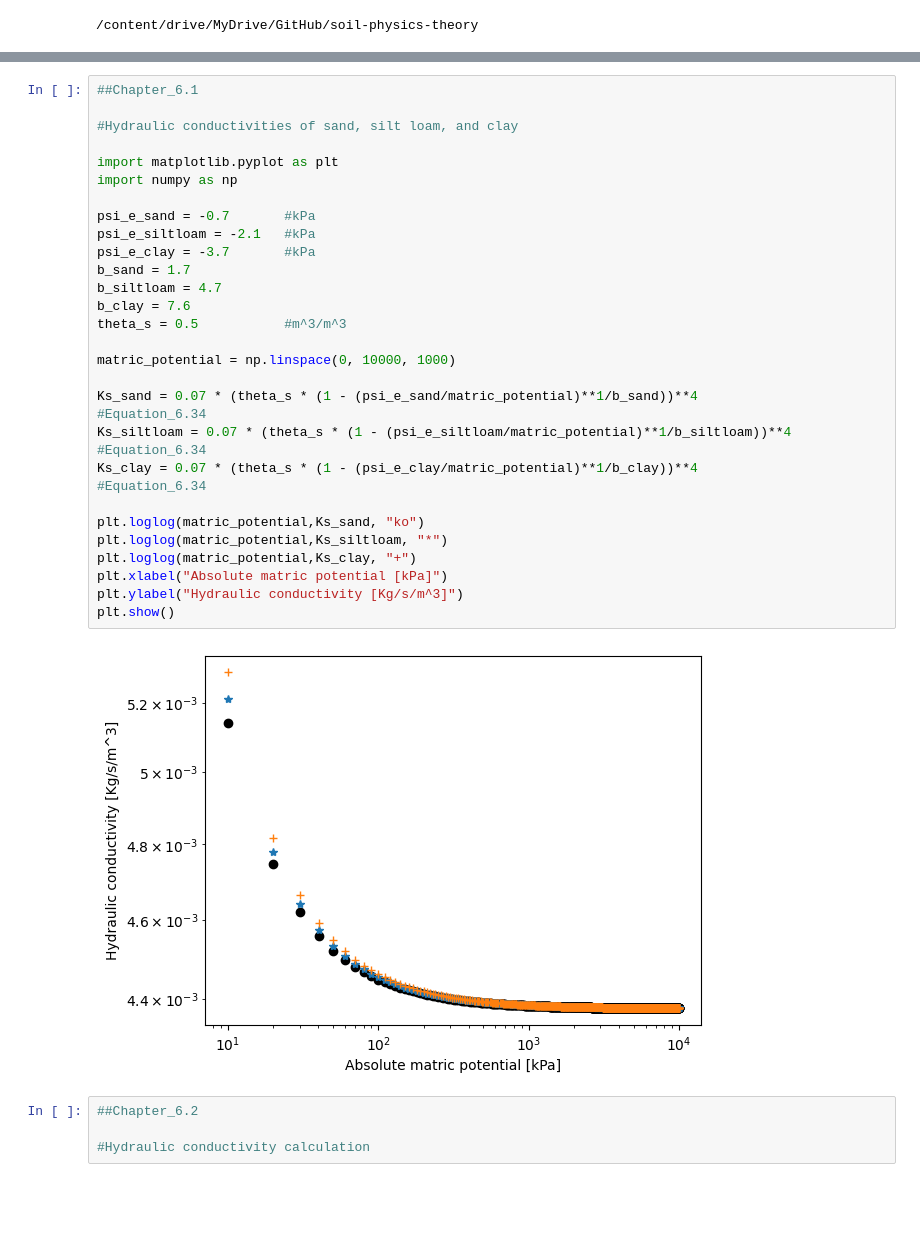
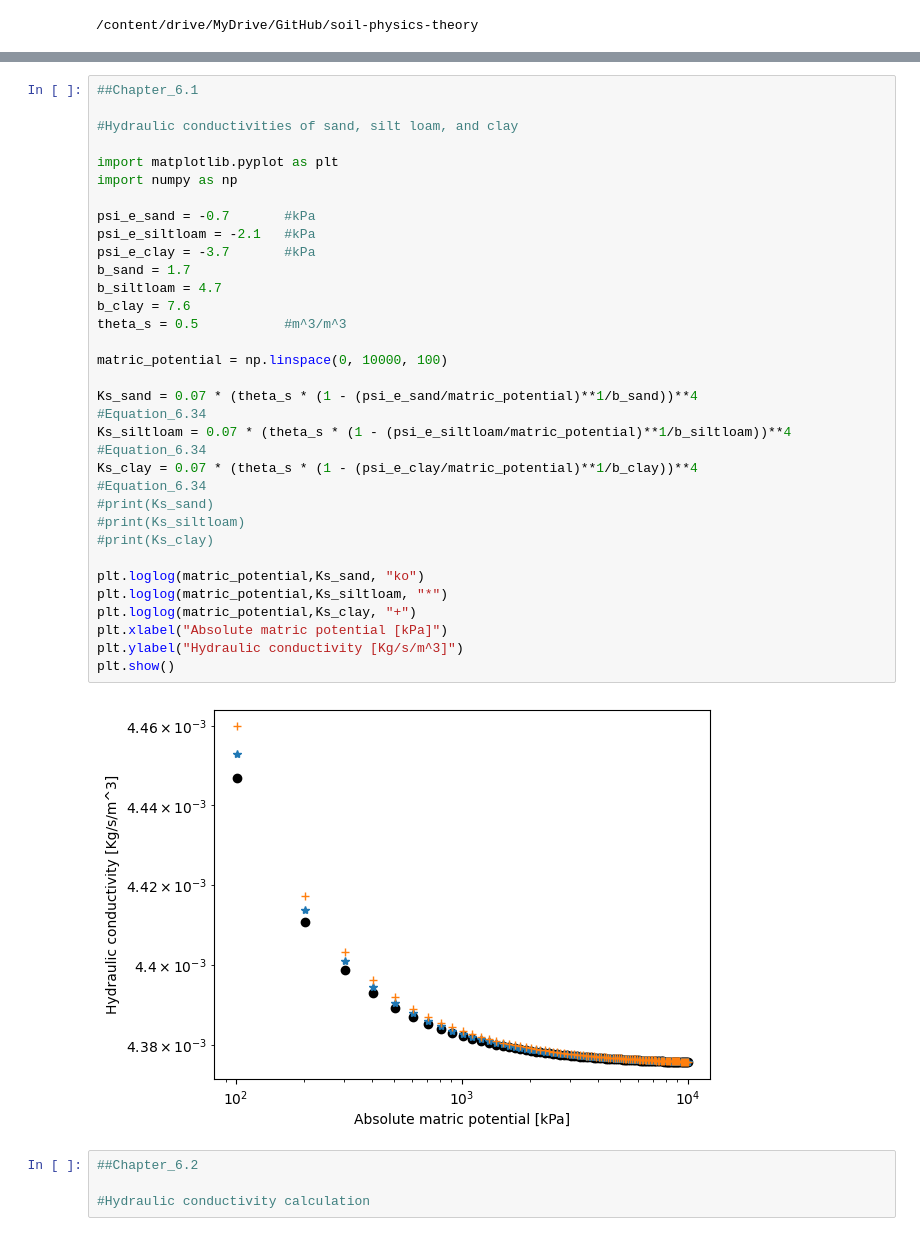
Before and after one commit to soil-physics-okstate/soil-physics-theory, a Jupyter notebook: content/chapter-6/mab_chapter6.ipynb, the cells around one changed output, grey strips where cells are left out. Saved outputs shown, nothing was run; the diff lists cells and outputs as text; blank space fills up the shorter version.

```diff
--- a/content/chapter-6/mab_chapter6.ipynb
+++ b/content/chapter-6/mab_chapter6.ipynb
@@ -18,33 +18,36 @@ Mounted at /content/drive
 # %%
 ##Chapter_6.1
 
 #Hydraulic conductivities of sand, silt loam, and clay
 
 import matplotlib.pyplot as plt
 import numpy as np
 
 psi_e_sand = -0.7       #kPa
 psi_e_siltloam = -2.1   #kPa
 psi_e_clay = -3.7       #kPa
 b_sand = 1.7
 b_siltloam = 4.7
 b_clay = 7.6
 theta_s = 0.5           #m^3/m^3
 
-matric_potential = np.linspace(0, 10000, 1000)
+matric_potential = np.linspace(0, 10000, 100)
 
 Ks_sand = 0.07 * (theta_s * (1 - (psi_e_sand/matric_potential)**1/b_sand))**4                 #Equation_6.34
 Ks_siltloam = 0.07 * (theta_s * (1 - (psi_e_siltloam/matric_potential)**1/b_siltloam))**4     #Equation_6.34
 Ks_clay = 0.07 * (theta_s * (1 - (psi_e_clay/matric_potential)**1/b_clay))**4                 #Equation_6.34
+#print(Ks_sand)
+#print(Ks_siltloam)
+#print(Ks_clay)
 
 plt.loglog(matric_potential,Ks_sand, "ko")
 plt.loglog(matric_potential,Ks_siltloam, "*")
 plt.loglog(matric_potential,Ks_clay, "+")
 plt.xlabel("Absolute matric potential [kPa]")
 plt.ylabel("Hydraulic conductivity [Kg/s/m^3]")
 plt.show()
 # %% [output]
-[figure, old version]
+[figure, new version]
 # %%
 ##Chapter_6.2
 
```
Also changed, not shown: parts of 2 cells of this notebook.
